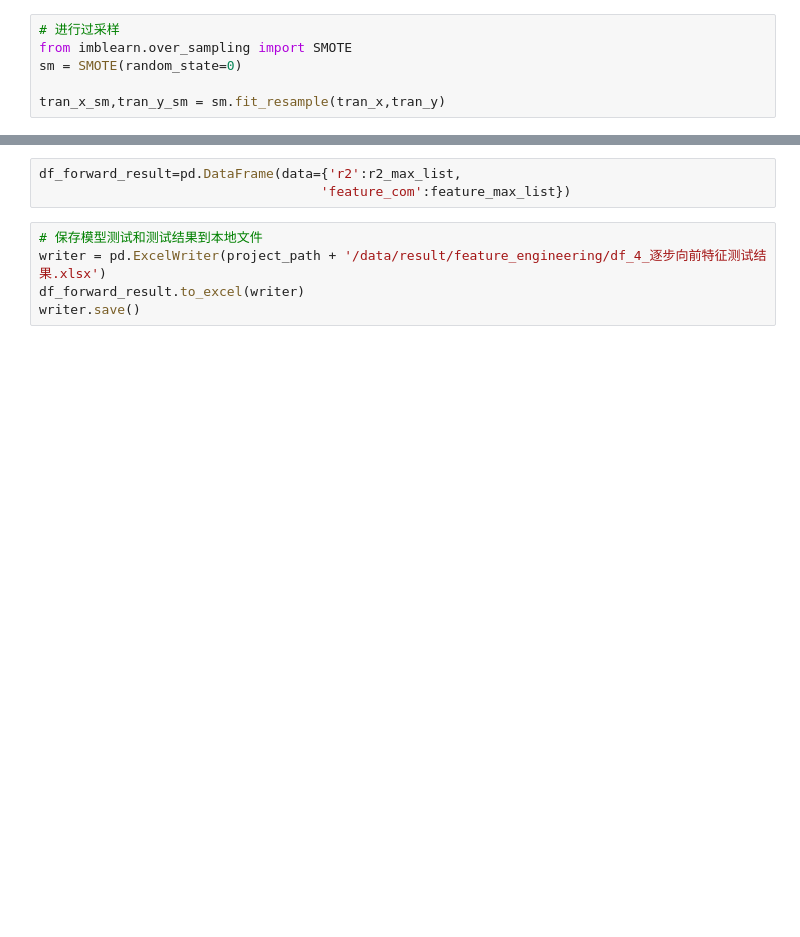
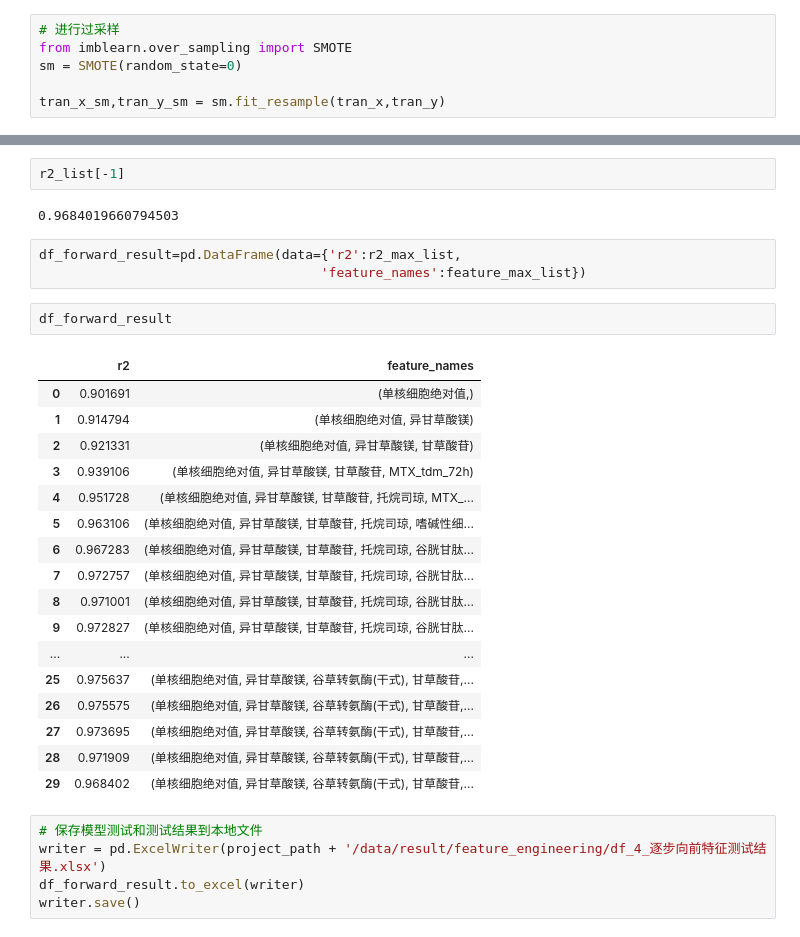
Before and after one commit to yuyongsheng1990/MTX_shanghai_sixth_hospital, a Jupyter notebook: feature_engineering.ipynb, the cells around one changed output, grey strips where cells are left out. Cells and saved outputs as stored; diff of their text form; blank space fills up the shorter version.

```diff
--- a/feature_engineering.ipynb
+++ b/feature_engineering.ipynb
@@ -585,6 +573,30 @@ for i in range(1,tran_x_sm.shape[1]+1):
+# %%
+r2_list[-1]
+# %% [output]
+0.9684019660794503
 # %%
 df_forward_result=pd.DataFrame(data={'r2':r2_max_list,
-                                    'feature_com':feature_max_list})
+                                    'feature_names':feature_max_list})
+# %%
+df_forward_result
+# %% [output]
+|  | r2 | feature_names |
+| 0 | 0.901691 | (单核细胞绝对值,) |
+| 1 | 0.914794 | (单核细胞绝对值, 异甘草酸镁) |
+| 2 | 0.921331 | (单核细胞绝对值, 异甘草酸镁, 甘草酸苷) |
+| 3 | 0.939106 | (单核细胞绝对值, 异甘草酸镁, 甘草酸苷, MTX_tdm_72h) |
+| 4 | 0.951728 | (单核细胞绝对值, 异甘草酸镁, 甘草酸苷, 托烷司琼, MTX_... |
+| 5 | 0.963106 | (单核细胞绝对值, 异甘草酸镁, 甘草酸苷, 托烷司琼, 嗜碱性细... |
+| 6 | 0.967283 | (单核细胞绝对值, 异甘草酸镁, 甘草酸苷, 托烷司琼, 谷胱甘肽... |
+| 7 | 0.972757 | (单核细胞绝对值, 异甘草酸镁, 甘草酸苷, 托烷司琼, 谷胱甘肽... |
+| 8 | 0.971001 | (单核细胞绝对值, 异甘草酸镁, 甘草酸苷, 托烷司琼, 谷胱甘肽... |
+| 9 | 0.972827 | (单核细胞绝对值, 异甘草酸镁, 甘草酸苷, 托烷司琼, 谷胱甘肽... |
+| ... | ... | ... |
+| 25 | 0.975637 | (单核细胞绝对值, 异甘草酸镁, 谷草转氨酶(干式), 甘草酸苷,... |
+| 26 | 0.975575 | (单核细胞绝对值, 异甘草酸镁, 谷草转氨酶(干式), 甘草酸苷,... |
+| 27 | 0.973695 | (单核细胞绝对值, 异甘草酸镁, 谷草转氨酶(干式), 甘草酸苷,... |
+| 28 | 0.971909 | (单核细胞绝对值, 异甘草酸镁, 谷草转氨酶(干式), 甘草酸苷,... |
+| 29 | 0.968402 | (单核细胞绝对值, 异甘草酸镁, 谷草转氨酶(干式), 甘草酸苷,... |
 # %%
 # 保存模型测试和测试结果到本地文件
 writer = pd.ExcelWriter(project_path + '/data/result/feature_engineering/df_4_逐步向前特征测试结果.xlsx')
```
Also changed, not shown: parts of 38 cells of this notebook, 1 other file.
